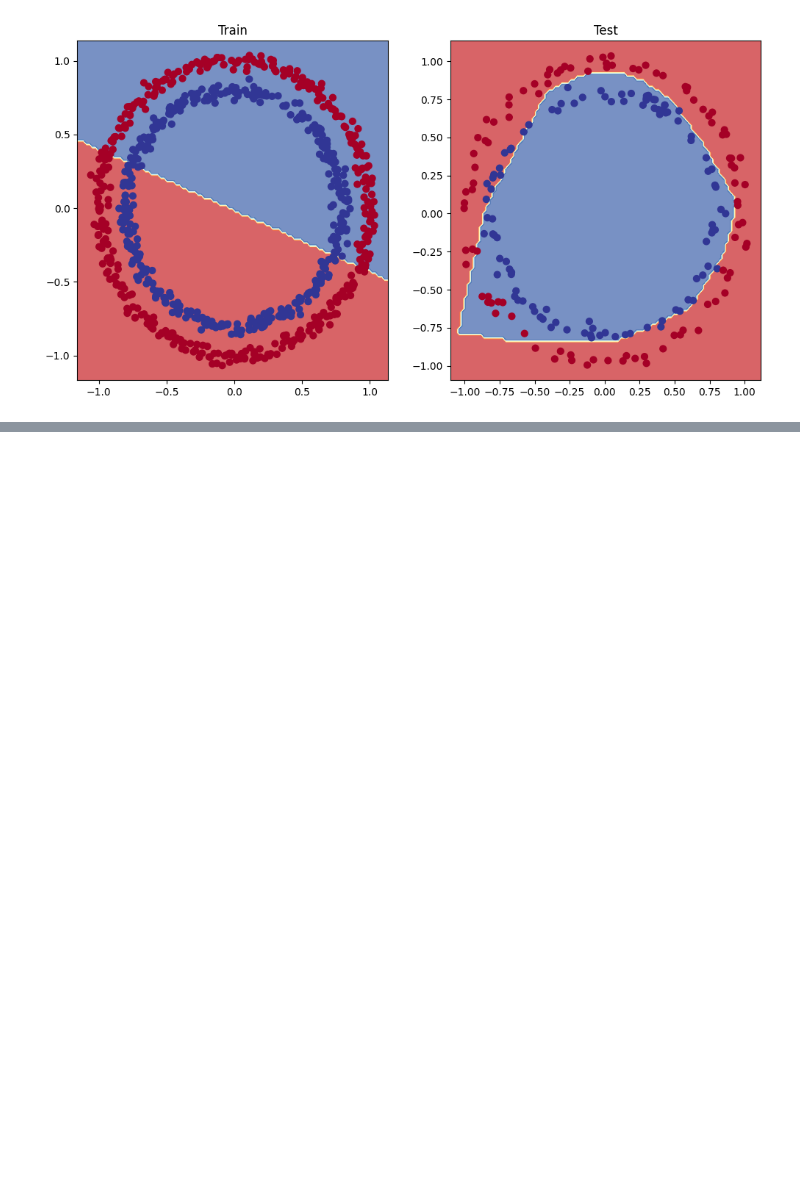
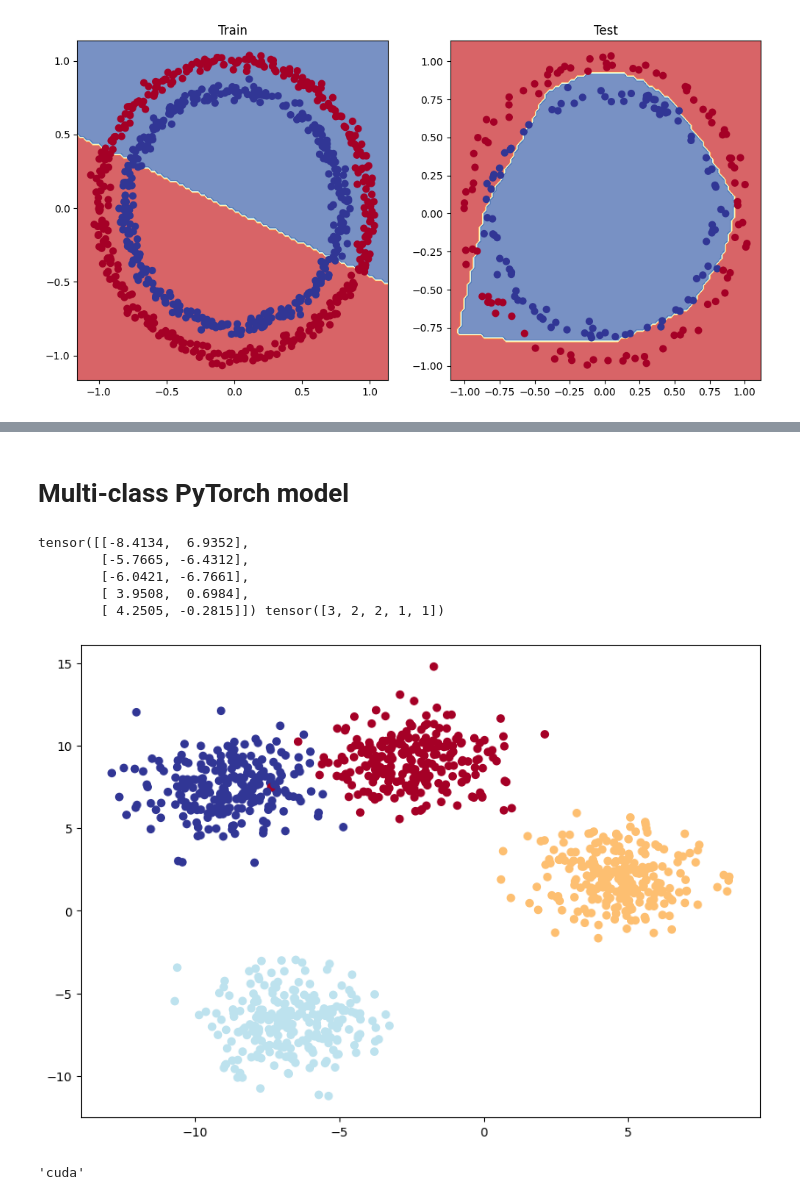
Before and after one commit to makifcevik/pytorch-notebooks, a Jupyter notebook: Pytorch_02.ipynb, the cells around one changed output, grey strips where cells are left out. Drawn from its saved outputs; the diff is of its cells as text; code cells hidden in the pictures; blank space fills up the shorter version.

```diff
--- a/Pytorch_02.ipynb
+++ b/Pytorch_02.ipynb
@@ -520,0 +567,40 @@ plot_decision_boundary(model_3, X_test, y_test) # model_3 = has non-linearity
+# %% [markdown]
+# Multi-class PyTorch model
+# %%
+import torch
+import matplotlib.pyplot as plt
+from sklearn.datasets import make_blobs
+from sklearn.model_selection import train_test_split
+
+N_CLASSES = 4
+N_FEATURES = 2
+N_SAMPLES = 1000
+RANDOM_SEED = 42
+
+X_blob, y_blob = make_blobs(n_samples=N_SAMPLES, n_features = N_FEATURES, centers=N_CLASSES, cluster_std=1.5, random_state=RANDOM_SEED)
+
+X_blob = torch.from_numpy(X_blob).type(torch.float)
+y_blob = torch.from_numpy(y_blob).type(torch.LongTensor)
+print(X_blob[:5], y_blob[:5])
+
+X_blob_train, X_blob_test, y_blob_train, y_blob_test = train_test_split(X_blob,
+    y_blob,
+    test_size=0.2,
+    random_state=RANDOM_SEED
+)
+
+plt.figure(figsize=(10, 7))
+plt.scatter(X_blob[:, 0], X_blob[:, 1], c=y_blob, cmap=plt.cm.RdYlBu);
+# %% [output]
+tensor([[-8.4134,  6.9352],
+        [-5.7665, -6.4312],
+        [-6.0421, -6.7661],
+        [ 3.9508,  0.6984],
+        [ 4.2505, -0.2815]]) tensor([3, 2, 2, 1, 1])
+[figure, added]
+# %%
+# Create device agnostic code
+device = "cuda" if torch.cuda.is_available() else "cpu"
+device
+# %% [output]
+'cuda'
```
Also changed, not shown: parts of 31 cells of this notebook.
